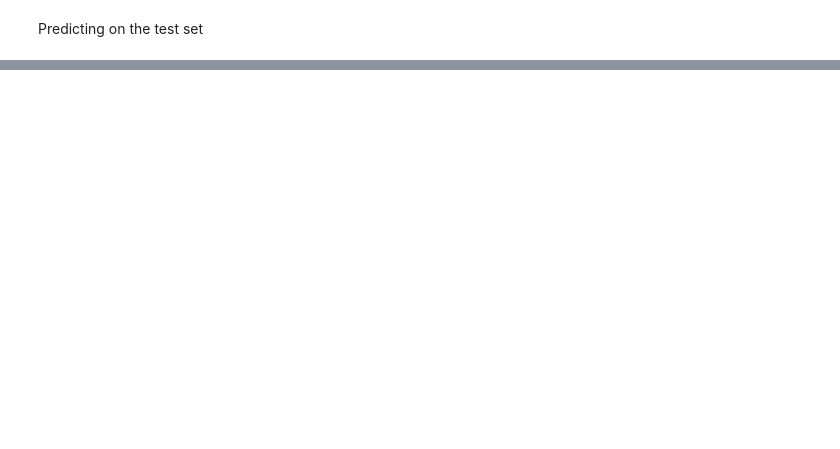
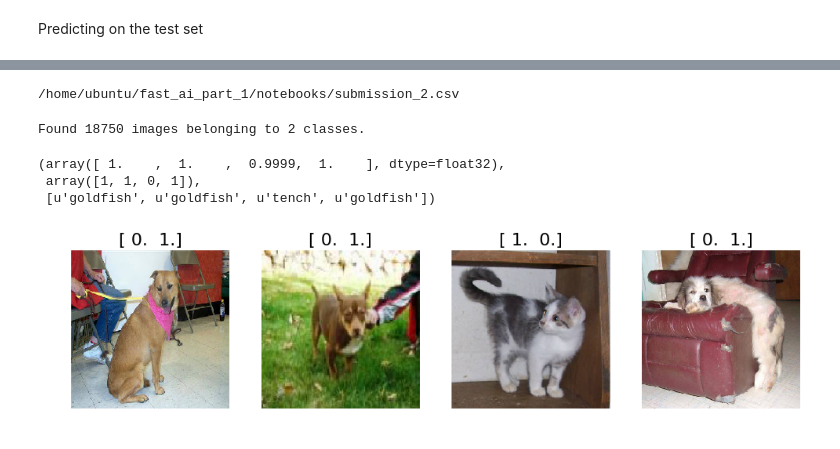
Before and after one commit to mstechly/fast_ai_course, a Jupyter notebook: notebooks/Lesson 1.ipynb, the cells around one changed output, grey strips where cells are left out. Cells and saved outputs as stored; diff of their text form; code cells hidden in the pictures; blank space fills up the shorter version.

```diff
--- a/notebooks/Lesson 1.ipynb
+++ b/notebooks/Lesson 1.ipynb
@@ -133,0 +130,7 @@ Epoch 1/1
+# %%
+number_of_epochs = 3
+model_name = "model_2"
+# %%
+for i in range(number_of_epochs):
+    network.fit(train_batches, validation_batches)
+    network.model.save_weights(model_name + "_" + str(i) + ".h5")
@@ -134,3 +146,5 @@ Epoch 1/1
+# %%
+network.model.load_weights("model_1_2.h5")
 # %% [markdown]
 Predicting on the test set
 # %%
@@ -161,0 +201,18 @@ KeyboardInterrupt:
+# %%
+from IPython.display import FileLink
+FileLink('submission_3.csv')
+# %% [output]
+/home/ubuntu/fast_ai_part_1/notebooks/submission_2.csv
+# %%
+train_batches = network.get_batches(os.path.join(path, "train_grouped"), batch_size=4)
+# %% [output]
+Found 18750 images belonging to 2 classes.
+# %%
+imgs,labels = next(train_batches)
+plots(imgs, titles=labels)
+network.predict(imgs, True)
+# %% [output]
+(array([ 1.    ,  1.    ,  0.9999,  1.    ], dtype=float32),
+ array([1, 1, 0, 1]),
+ [u'goldfish', u'goldfish', u'tench', u'goldfish'])
+[figure, added]
```
Also changed, not shown: parts of 18 cells of this notebook.
